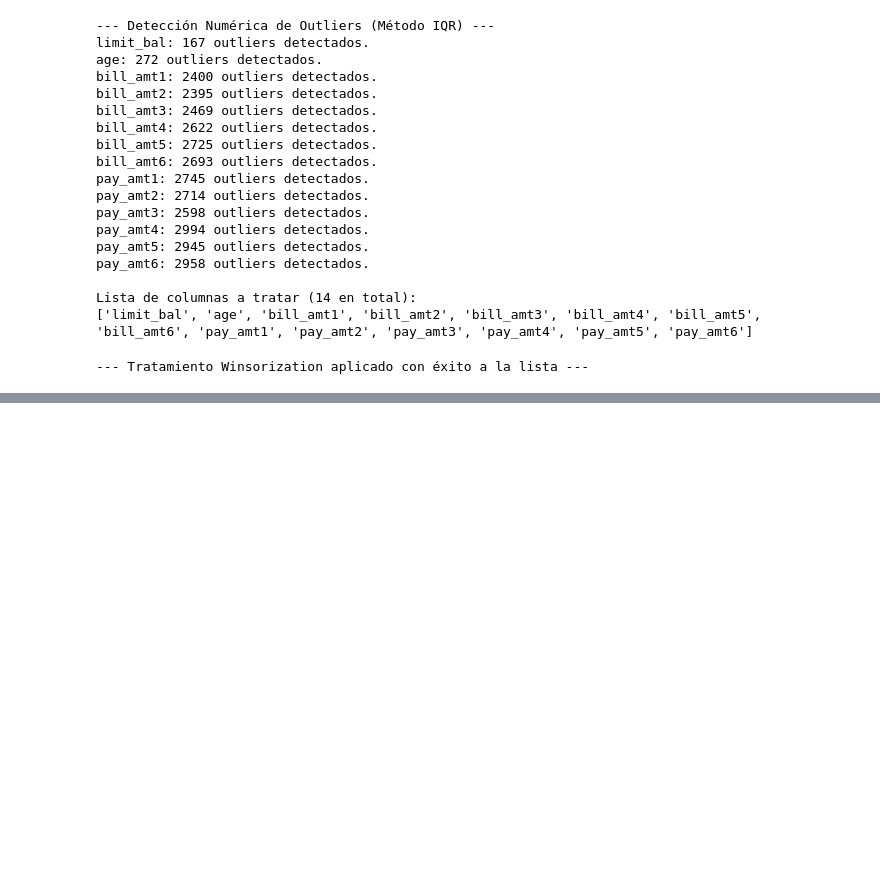
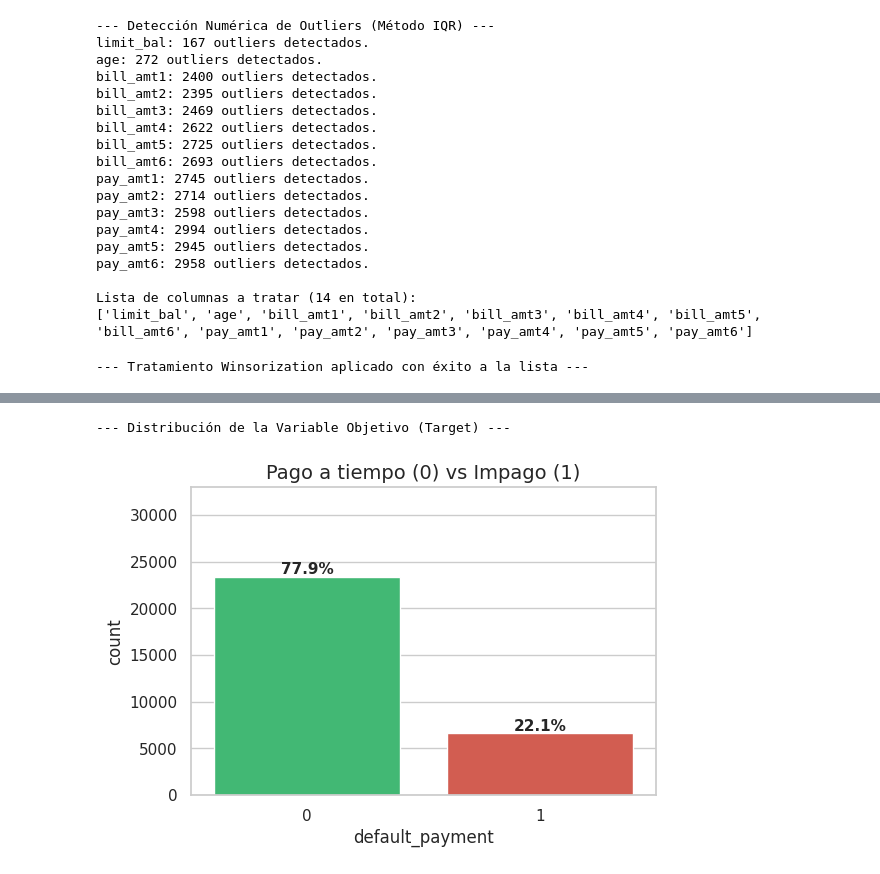
Before and after one commit to Emanuel-TC/preparacion_limpieza_datos, a Jupyter notebook: notebook_principal.ipynb, the cells around one changed output, grey strips where cells are left out. Drawn from its saved outputs; the diff is of its cells as text; code cells hidden in the pictures; blank space fills up the shorter version.

```diff
--- a/notebook_principal.ipynb
+++ b/notebook_principal.ipynb
@@ -312,0 +387,22 @@ print("\n--- Tratamiento Winsorization aplicado con éxito a la lista ---")
+# %%
+# ==========================================
+# 3. DISTRIBUCIÓN DE LA VARIABLE OBJETIVO
+# ==========================================
+print("\n--- Distribución de la Variable Objetivo (Target) ---")
+
+plt.figure(figsize=(6, 4))
+ax = sns.countplot(data=df, x='default_payment', palette=['#2ecc71', '#e74c3c'])
+plt.title('Pago a tiempo (0) vs Impago (1)', fontsize=14)
+
+# Añadimos los porcentajes a las barras
+for p in ax.patches:
+    altura = p.get_height()
+    ax.text(p.get_x() + p.get_width()/2., altura + 300,
+            f'{altura/len(df)*100:.1f}%',
+            ha="center", fontsize=11, fontweight='bold')
+
+plt.ylim(0, len(df)*1.1)
+plt.show()
+# %% [output]
+--- Distribución de la Variable Objetivo (Target) ---
+[figure, added]
```
Also changed, not shown: parts of 7 cells of this notebook.
